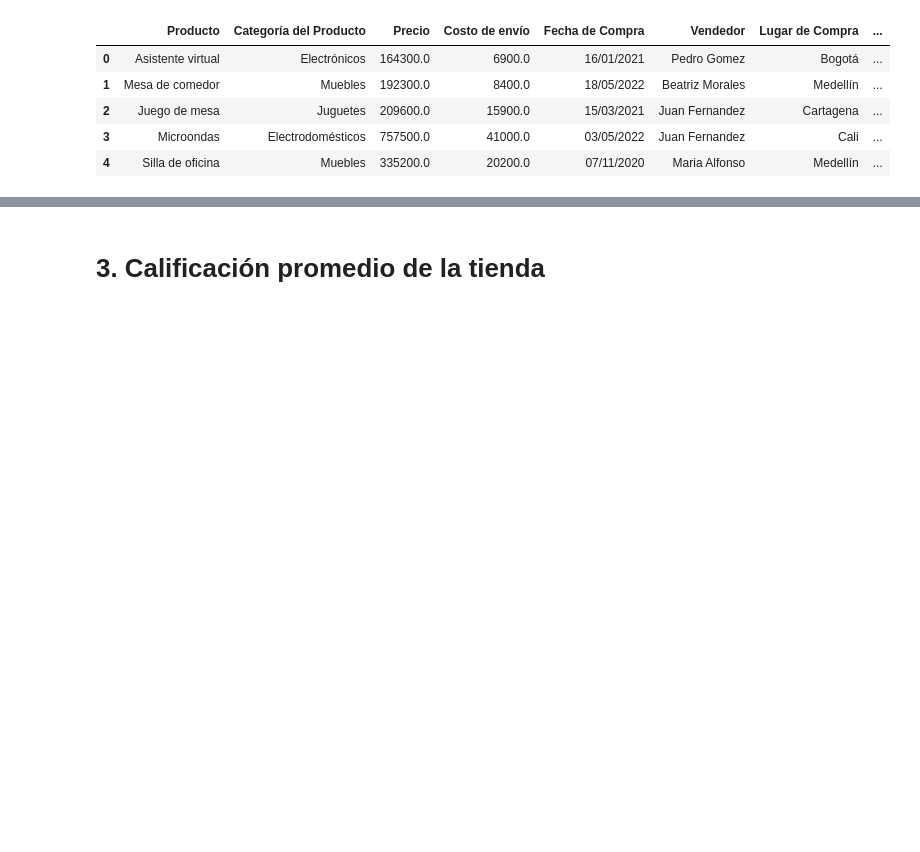
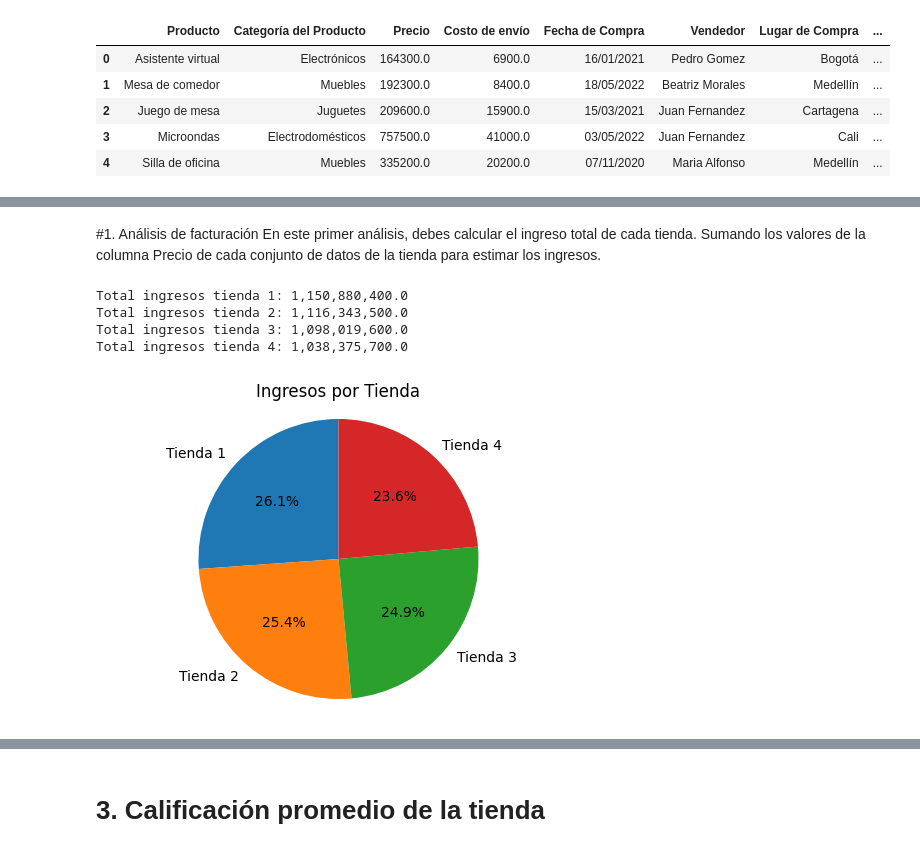
Before and after one commit to JonathanPuertaG/challenge_data_science, a Jupyter notebook: Copia_de_AluraStoreLatam.ipynb, the cells around one changed output, grey strips where cells are left out. Drawn from its saved outputs; the diff is of its cells as text; code cells hidden in the pictures; blank space fills up the shorter version.

```diff
--- a/Copia_de_AluraStoreLatam.ipynb
+++ b/Copia_de_AluraStoreLatam.ipynb
@@ -10,12 +10,12 @@ url2 = "https://raw.githubusercontent.com/alura-es-cursos/challenge1-data-scienc
 url3 = "https://raw.githubusercontent.com/alura-es-cursos/challenge1-data-science-latam/refs/heads/main/base-de-datos-challenge1-latam/tienda_3.csv"
 url4 = "https://raw.githubusercontent.com/alura-es-cursos/challenge1-data-science-latam/refs/heads/main/base-de-datos-challenge1-latam/tienda_4.csv"
 
-tienda = pd.read_csv(url)
+tienda1 = pd.read_csv(url)
 tienda2 = pd.read_csv(url2)
 tienda3 = pd.read_csv(url3)
 tienda4 = pd.read_csv(url4)
 
-tienda.head()
+tienda1.head()
 # %% [output]
 |  | Producto | Categoría del Producto | Precio | Costo de envío | Fecha de Compra | Vendedor | Lugar de Compra | ... |
 | 0 | Asistente virtual | Electrónicos | 164300.0 | 6900.0 | 16/01/2021 | Pedro Gomez | Bogotá | ... |
@@ -29,0 +48,47 @@ tienda.head()
+# %%
+# Convertir la columna 'Fecha de Compra' a datetime
+tienda1['Fecha de Compra'] = pd.to_datetime(tienda1['Fecha de Compra'], format='%d/%m/%Y', errors='coerce')
+tienda2['Fecha de Compra'] = pd.to_datetime(tienda2['Fecha de Compra'], format='%d/%m/%Y', errors='coerce')
+tienda3['Fecha de Compra'] = pd.to_datetime(tienda3['Fecha de Compra'], format='%d/%m/%Y', errors='coerce')
+tienda4['Fecha de Compra'] = pd.to_datetime(tienda4['Fecha de Compra'], format='%d/%m/%Y', errors='coerce')
+tienda4['Fecha de Compra'] = pd.to_datetime(tienda4['Fecha de Compra'], format='%d/%m/%Y', errors='coerce')
+# %% [markdown]
+#1. Análisis de facturación
+En este primer análisis, debes calcular el ingreso total de cada tienda. Sumando los valores de la columna Precio de cada conjunto de datos de la tienda para estimar los ingresos.
+# %%
+total_precio_tienda1 = tienda1['Precio'].sum()
+total_precio_tienda2 = tienda2['Precio'].sum()
+total_precio_tienda3 = tienda3['Precio'].sum()
+total_precio_tienda4 = tienda4['Precio'].sum()
+
+print(f"Total ingresos tienda 1: {total_precio_tienda1:,}")
+print(f"Total ingresos tienda 2: {total_precio_tienda2:,}")
+print(f"Total ingresos tienda 3: {total_precio_tienda3:,}")
+print(f"Total ingresos tienda 4: {total_precio_tienda4:,}")
+# %% [output]
+Total ingresos tienda 1: 1,150,880,400.0
+Total ingresos tienda 2: 1,116,343,500.0
+Total ingresos tienda 3: 1,098,019,600.0
+Total ingresos tienda 4: 1,038,375,700.0
+# %%
+import matplotlib.pyplot as plt
+
+# Datos de ingresos de cada tienda
+ingresos = {
+    'Tienda 1': total_precio_tienda1,
+    'Tienda 2': total_precio_tienda2,
+    'Tienda 3': total_precio_tienda3,
+    'Tienda 4': total_precio_tienda4
+}
+
+nombres_tiendas = list(ingresos.keys())
+valores_ingresos = list(ingresos.values())
+
+# Crear la gráfica de torta
+plt.figure(figsize=(6, 4))  # Ajustar el tamaño de la figura
+plt.pie(valores_ingresos, labels=nombres_tiendas, autopct='%1.1f%%', startangle=90)
+plt.axis('equal')  # Para que el círculo se vea como un círculo
+plt.title('Ingresos por Tienda')
+plt.show()
+# %% [output]
+[figure, added]
```
Also changed, not shown: parts of 32 cells of this notebook.
